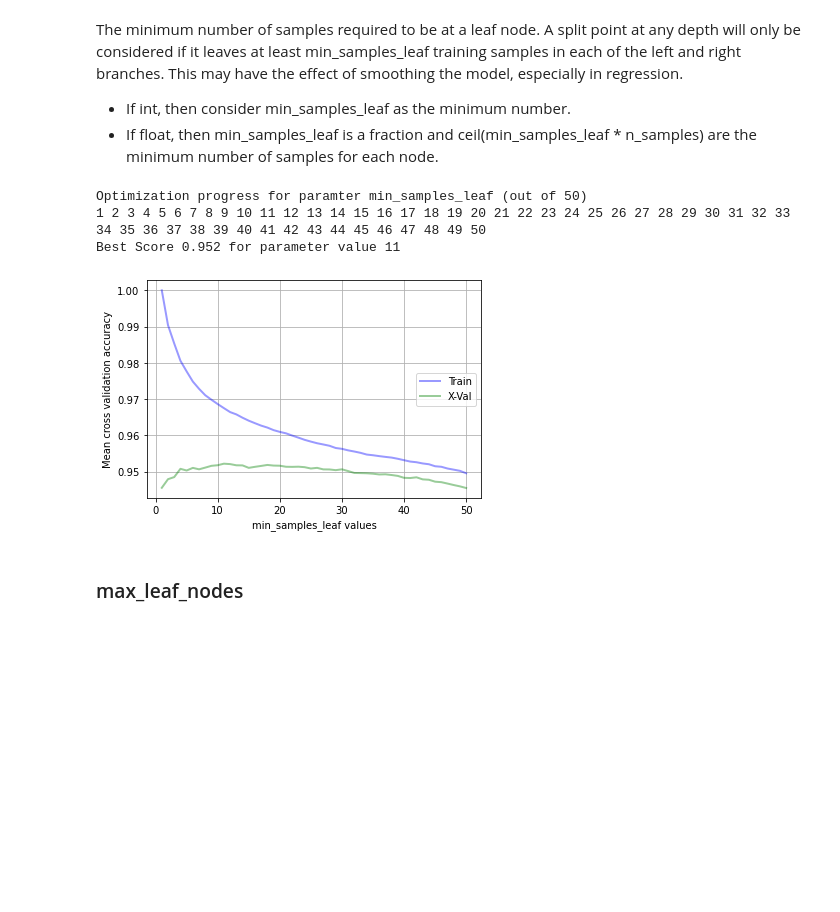
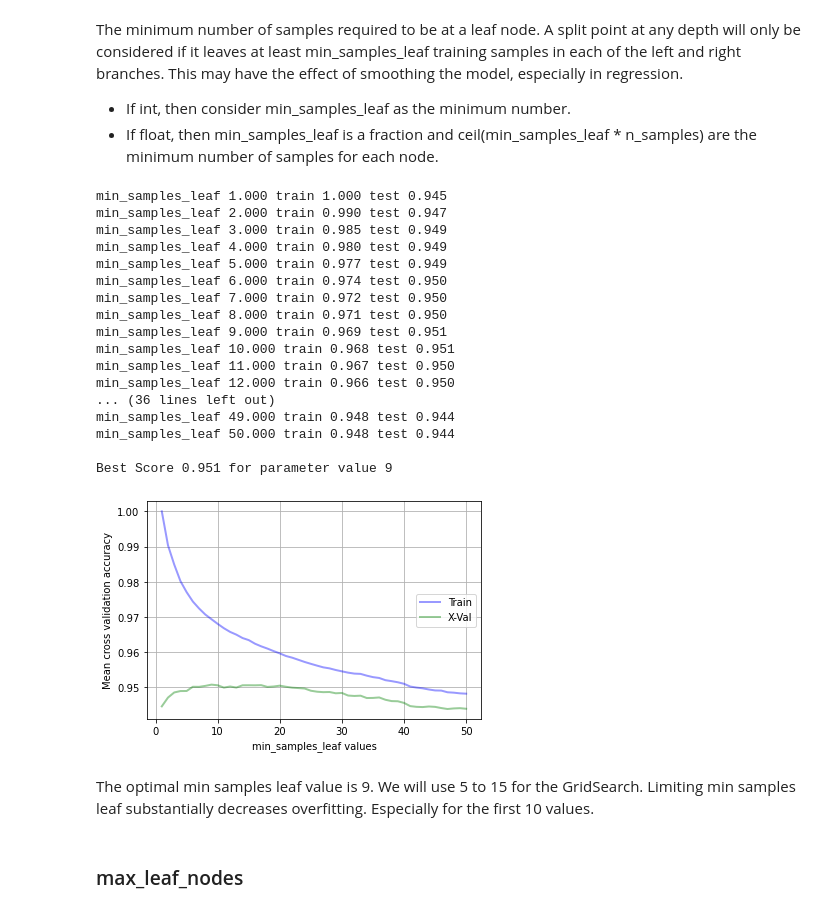
Before and after one commit to gpala7077/Classifying_Airline_Customer_Satisfication, a Jupyter notebook: Final_Project_decision_tree.ipynb, the cells around one changed output. Saved outputs shown, nothing was run; the diff lists cells and outputs as text; code cells hidden in the pictures; blank space fills up the shorter version.

```diff
--- a/Final_Project_decision_tree.ipynb
+++ b/Final_Project_decision_tree.ipynb
@@ -136,17 +153,33 @@ The minimum number of samples required to be at a leaf node. A split point at an
 # %%
 dt = tree.DecisionTreeClassifier()
 
 param_range = range(1,51)
 
-train_scores, test_scores = calc_params(X_train_s, y_train, dt, param_range, 'min_samples_leaf', 5)
+train_scores, test_scores = calc_params(X_train_s, y_train, dt, param_range, 'min_samples_leaf', 3, True)
 
 max_at = np.where(test_scores==np.max(test_scores))[0][0]
 print("\nBest Score {:.3f} for parameter value".format(test_scores[max_at]), [*param_range][max_at])
 # %% [output]
-Optimization progress for paramter min_samples_leaf (out of 50)
-1 2 3 4 5 6 7 8 9 10 11 12 13 14 15 16 17 18 19 20 21 22 23 24 25 26 27 28 29 30 31 32 33 34 35 36 37 38 39 40 41 42 43 44 45 46 47 48 49 50
-Best Score 0.952 for parameter value 11
+min_samples_leaf 1.000 train 1.000 test 0.945
+min_samples_leaf 2.000 train 0.990 test 0.947
+min_samples_leaf 3.000 train 0.985 test 0.949
+min_samples_leaf 4.000 train 0.980 test 0.949
+min_samples_leaf 5.000 train 0.977 test 0.949
+min_samples_leaf 6.000 train 0.974 test 0.950
+min_samples_leaf 7.000 train 0.972 test 0.950
+min_samples_leaf 8.000 train 0.971 test 0.950
+min_samples_leaf 9.000 train 0.969 test 0.951
+min_samples_leaf 10.000 train 0.968 test 0.951
+min_samples_leaf 11.000 train 0.967 test 0.950
+min_samples_leaf 12.000 train 0.966 test 0.950
+... (36 lines left out)
+min_samples_leaf 49.000 train 0.948 test 0.944
+min_samples_leaf 50.000 train 0.948 test 0.944
+
+Best Score 0.951 for parameter value 9
-[figure, old version]
+[figure, new version]
+# %% [markdown]
+The optimal min samples leaf value is 9. We will use 5 to 15 for the GridSearch. Limiting min samples leaf substantially decreases overfitting. Especially for the first 10 values.
 # %% [markdown]
 ### max_leaf_nodes
 # %% [markdown]
```
Also changed, not shown: parts of 25 cells of this notebook, 1 other file.
